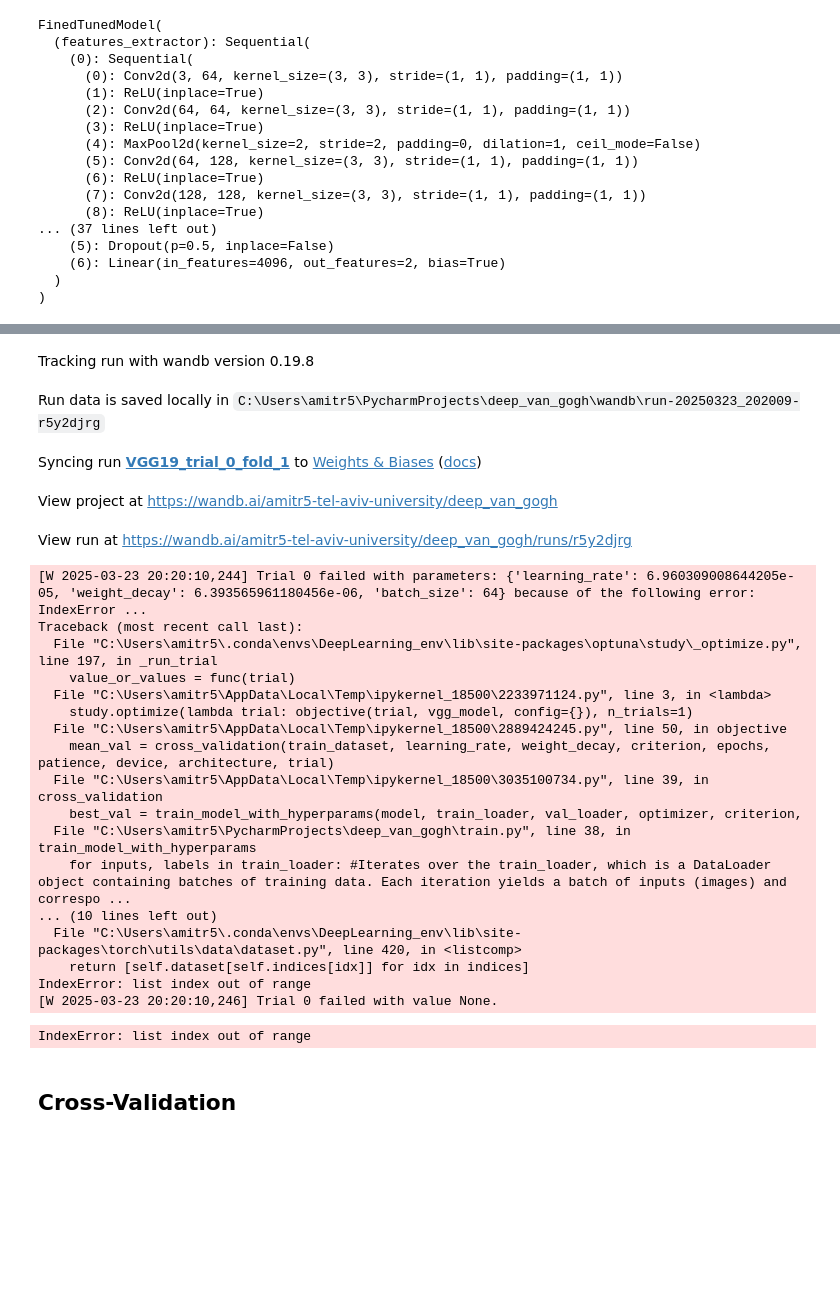
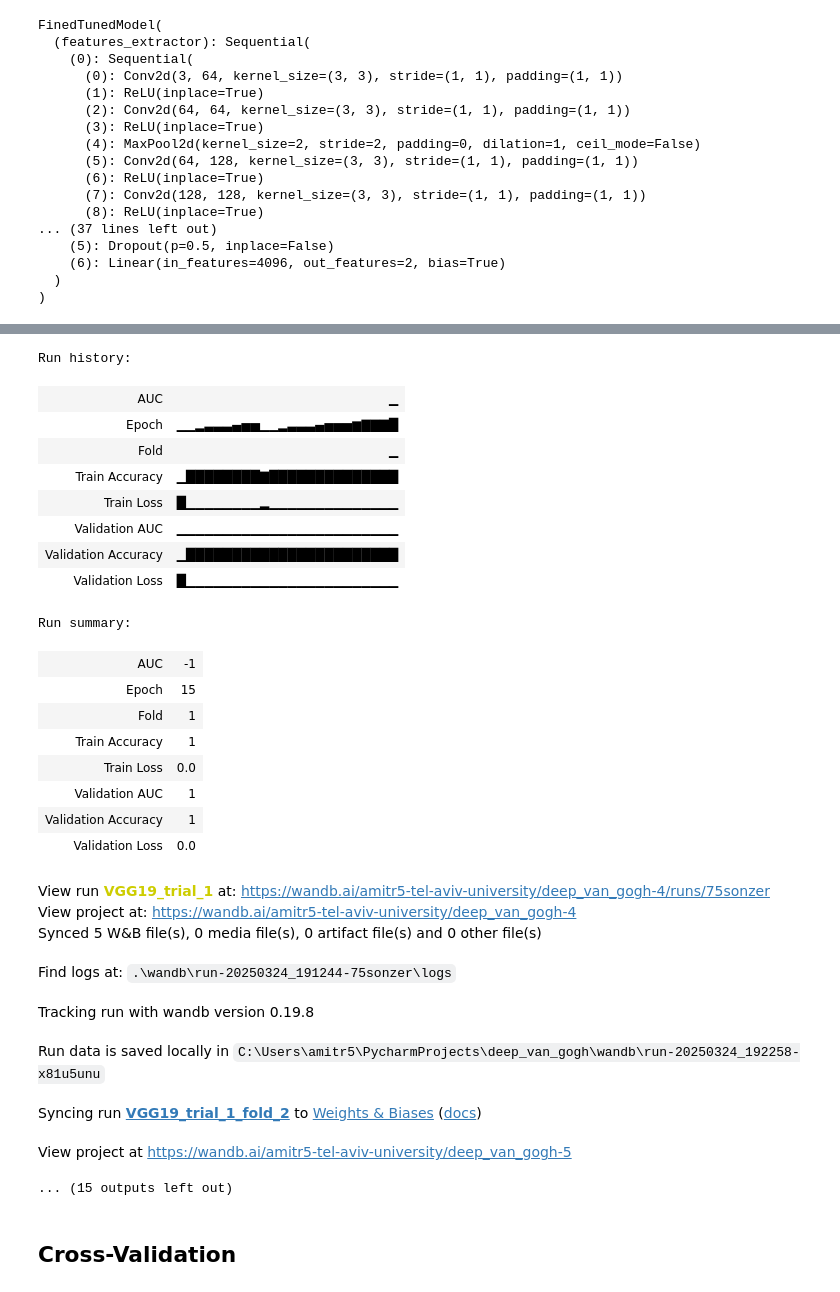
Before and after one commit to amitxy/deep_van_gogh, a Jupyter notebook: main.ipynb, the cells around one changed output, grey strips where cells are left out. Cells and saved outputs as stored; diff of their text form; code cells hidden in the pictures; blank space fills up the shorter version.

Commit message:
fixed bug with indices

```diff
--- a/main.ipynb
+++ b/main.ipynb
@@ -98,3 +81,19 @@ flip_dataset = NumPyDataset(os.path.join(utils.OPTIMIZED_DIR, 'flip.npz'))
+# %%
+def get_opt_dataset(dataset_name, indices=None):
+    ds = NumPyDataset(os.path.join(utils.OPTIMIZED_DIR, f'{dataset_name}.npz'))
+    if indices:
+        ds = Subset(ds, indices)
+    return ds
+
+flip_dataset = get_opt_dataset('flip', train_indices)
+dropout_dataset = get_opt_dataset('dropout',train_indices)
+affine_dataset = get_opt_dataset('affine', train_indices)
+# block_dataset = get_opt_dataset('block')
+
+augmented_train_dataset = ConcatDataset([train_dataset, flip_dataset, dropout_dataset, affine_dataset])
+# augmented_train_dataset = train_dataset
+# train_loader = DataLoader(augmented_train_dataset, batch_size=128, shuffle=True, num_workers=4, pin_memory=True, prefetch_factor=8)
+# val_loader = DataLoader(val_dataset, batch_size=128, shuffle=False, num_workers=4)
 # %% [markdown]
 # Fine tuning VGG19
 # %%
@@ -210,7 +217,7 @@ def objective(trial, model, config: dict) -> float:
                                    config.get("batch_size_max", 128),
                                    step=config.get("batch_size_step", 16))
     patience = config.get("patience", 8)
-    epochs = config.get("epochs", 15)
+    epochs = config.get("epochs", 20)
 
     # train_loader = DataLoader(train_dataset, batch_size=batch_size, shuffle=True) # Load the train DataLoader with the chosen batch_size
     # val_loader = DataLoader(val_dataset, batch_size=batch_size, shuffle=False) # Load the val DataLoader with the chosen batch_size
@@ -236,23 +243,20 @@ def objective(trial, model, config: dict) -> float:
     # name=f"{architecture}_trial_{trial.number}") # The name that will be saved in the W&B platform
 
     # Train the model and get the best val_auc
-    mean_val = cross_validation(train_dataset, learning_rate, weight_decay, criterion, epochs, patience, device, architecture, trial)
+    # mean_val = cross_validation(train_dataset, learning_rate, weight_decay, criterion, epochs, patience, device, architecture, trial)
+    mean_val = cross_validation(augmented_train_dataset, learning_rate, weight_decay, criterion, epochs, patience, device, architecture, trial)
     #print(mean_val)
 
     # mean_val = train_model_with_hyperparams(model, train_loader, learning_rate, weight_decay, criterion,
     #                                              epochs=epochs, patience=patience, device=device, trial=trial,
     #                                              architecture=architecture)
 
-    # Finish the Weights & Biases run
-    wandb.finish()
+
 
     # Return best validation loss as the objective to minimize
     return mean_val
-
-# TODO:
-# make an objective with best accuracy
 # %%
 # Optuna for our vgg model with the default config
 study = optuna.create_study(study_name=VGG19, direction='maximize')
-study.optimize(lambda trial: objective(trial, vgg_model, config={}), n_trials=1)
+study.optimize(lambda trial: objective(trial, vgg_model, config={}), n_trials=50)
 # %% [output]
@@ -260,26 +265,30 @@ study.optimize(lambda trial: objective(trial, vgg_model, config={}), n_trials=1)
+Run history:
+| AUC | ▁ |
+| Epoch | ▁▁▂▃▃▃▄▅▅▁▁▂▃▃▃▄▅▅▅▆▇▇▇█ |
+| Fold | ▁ |
+| Train Accuracy | ▁████████▇██████████████ |
+| Train Loss | █▁▁▁▁▁▁▁▁▂▁▁▁▁▁▁▁▁▁▁▁▁▁▁ |
+| Validation AUC | ▁▁▁▁▁▁▁▁▁▁▁▁▁▁▁▁▁▁▁▁▁▁▁▁ |
+| Validation Accuracy | ▁███████████████████████ |
+| Validation Loss | █▁▁▁▁▁▁▁▁▁▁▁▁▁▁▁▁▁▁▁▁▁▁▁ |
+Run summary:
+| AUC | -1 |
+| Epoch | 15 |
+| Fold | 1 |
+| Train Accuracy | 1 |
+| Train Loss | 0.0 |
+| Validation AUC | 1 |
+| Validation Accuracy | 1 |
+| Validation Loss | 0.0 |
-Tracking run with wandb version 0.19.8
+View run VGG19_trial_1 at: https://wandb.ai/amitr5-tel-aviv-university/deep_van_gogh-4/runs/75sonzer
+View project at: https://wandb.ai/amitr5-tel-aviv-university/deep_van_gogh-4
+Synced 5 W&B file(s), 0 media file(s), 0 artifact file(s) and 0 other file(s)
-Run data is saved locally in C:\Users\amitr5\PycharmProjects\deep_van_gogh\wandb\run-20250323_202009-r5y2djrg
+Find logs at: .\wandb\run-20250324_191244-75sonzer\logs
-Syncing run VGG19_trial_0_fold_1 to Weights & Biases (docs)
+Tracking run with wandb version 0.19.8
-View project at https://wandb.ai/amitr5-tel-aviv-university/deep_van_gogh
+Run data is saved locally in C:\Users\amitr5\PycharmProjects\deep_van_gogh\wandb\run-20250324_192258-x81u5unu
-View run at https://wandb.ai/amitr5-tel-aviv-university/deep_van_gogh/runs/r5y2djrg
+Syncing run VGG19_trial_1_fold_2 to Weights & Biases (docs)
-[W 2025-03-23 20:20:10,244] Trial 0 failed with parameters: {'learning_rate': 6.960309008644205e-05, 'weight_decay': 6.393565961180456e-06, 'batch_size': 64} because of the following error: IndexError ...
-Traceback (most recent call last):
-  File "C:\Users\amitr5\.conda\envs\DeepLearning_env\lib\site-packages\optuna\study\_optimize.py", line 197, in _run_trial
-    value_or_values = func(trial)
-  File "C:\Users\amitr5\AppData\Local\Temp\ipykernel_18500\2233971124.py", line 3, in <lambda>
-    study.optimize(lambda trial: objective(trial, vgg_model, config={}), n_trials=1)
-  File "C:\Users\amitr5\AppData\Local\Temp\ipykernel_18500\2889424245.py", line 50, in objective
-    mean_val = cross_validation(train_dataset, learning_rate, weight_decay, criterion, epochs, patience, device, architecture, trial)
-  File "C:\Users\amitr5\AppData\Local\Temp\ipykernel_18500\3035100734.py", line 39, in cross_validation
-    best_val = train_model_with_hyperparams(model, train_loader, val_loader, optimizer, criterion,
-  File "C:\Users\amitr5\PycharmProjects\deep_van_gogh\train.py", line 38, in train_model_with_hyperparams
-    for inputs, labels in train_loader: #Iterates over the train_loader, which is a DataLoader object containing batches of training data. Each iteration yields a batch of inputs (images) and correspo ...
-... (10 lines left out)
-  File "C:\Users\amitr5\.conda\envs\DeepLearning_env\lib\site-packages\torch\utils\data\dataset.py", line 420, in <listcomp>
-    return [self.dataset[self.indices[idx]] for idx in indices]
-IndexError: list index out of range
-[W 2025-03-23 20:20:10,246] Trial 0 failed with value None.
-IndexError: list index out of range
+View project at https://wandb.ai/amitr5-tel-aviv-university/deep_van_gogh-5
+... (15 outputs left out)
 # %% [markdown]
 ## Cross-Validation
 # %%
```
Also changed, not shown: parts of 4 cells of this notebook, 1 other file.
